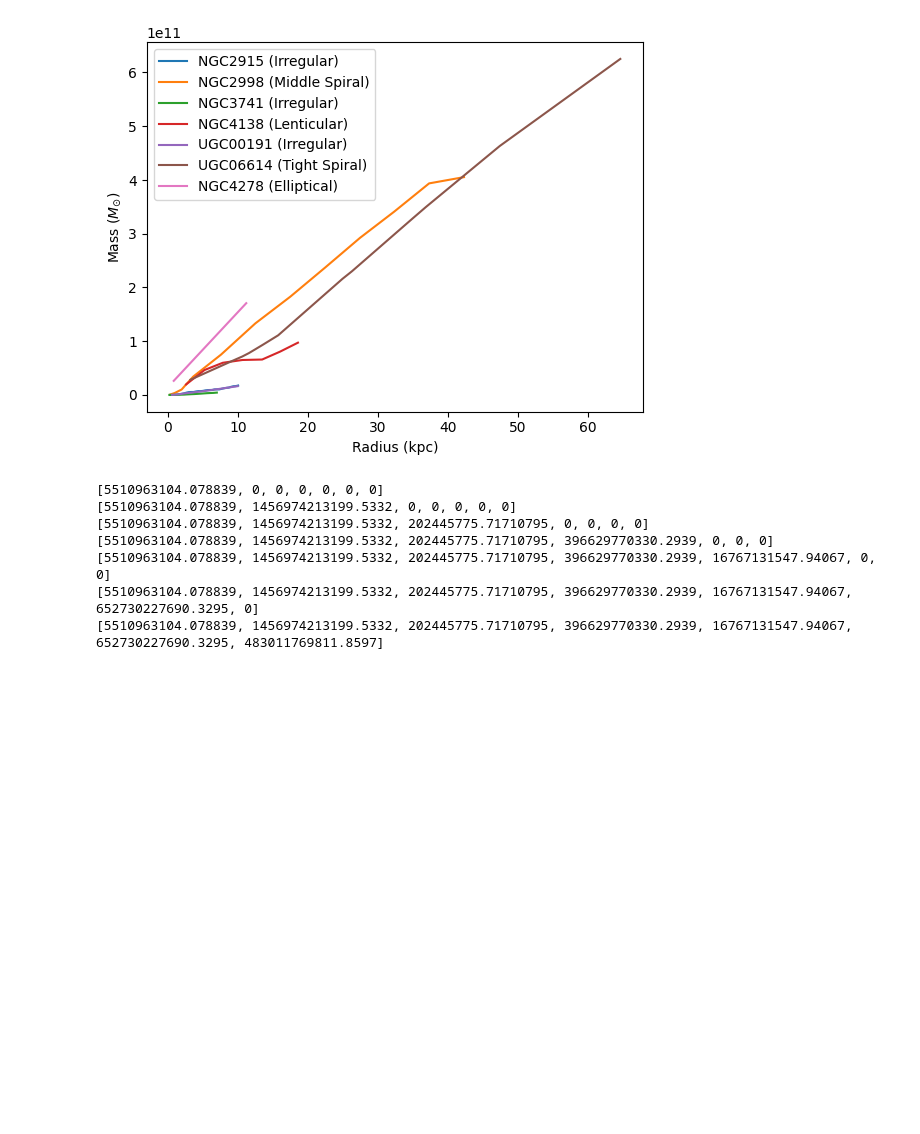
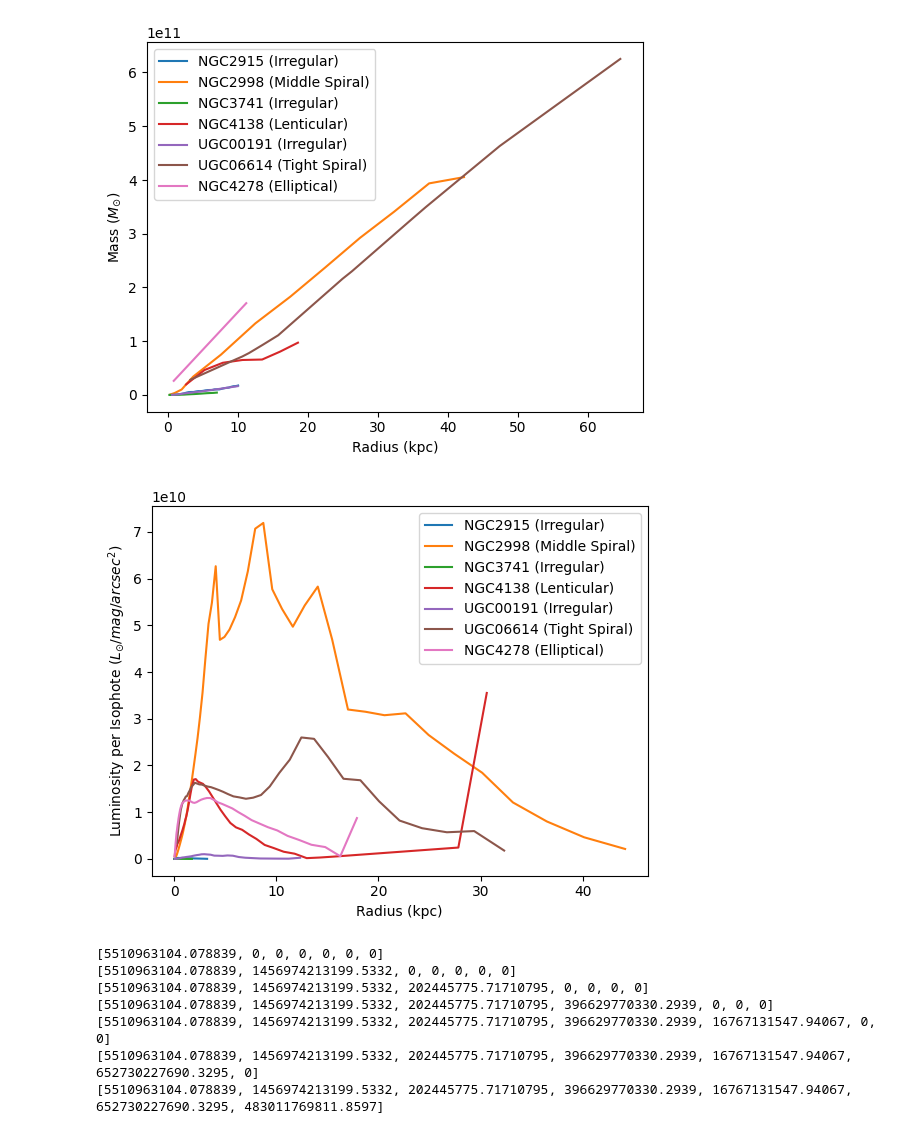
Before and after one commit to Jminding/DarkMatter, a Jupyter notebook: DarkMatterDistributions.ipynb, the cells around one changed output. Saved outputs shown, nothing was run; the diff lists cells and outputs as text; code cells hidden in the pictures; blank space fills up the shorter version.

```diff
--- a/DarkMatterDistributions.ipynb
+++ b/DarkMatterDistributions.ipynb
@@ -469,6 +469,30 @@ plt.legend()
 plt.show()
 # %% [output]
 [figure]
+# %%
+# Plot luminosity per isophote vs radius for each galaxy
+def calcLum(r, sb, dis, totallum, i):
+    return (206265 ** 2) * 10 ** (0.4 * (3.26 - sb - 5)) * np.pi * (r * 1000) ** 2
+
+def logistic_curve(x, L, k, x0):
+    return L / (1 + np.exp(-k * (x - x0)))
+
+for i in range(len(galaxies)):
+    radius = df3["Radius2"].tolist()[i]
+    sb = df3["SB"].tolist()[i]
+    dis = df3["Dist"].tolist()[i]
+    totallum = df3["L[3.6]"].tolist()[i]
+    reff = df3["Reff"].tolist()[i]
+    lum = [calcLum(radius[j], sb[j], dis, totallum, i) for j in range(len(radius))]
+    plt.plot(radius, lum, label=galaxy_legend[i])
+plt.legend()
+plt.xlabel("Radius (kpc)")
+plt.rcParams['text.usetex'] = True
+plt.ylabel("Luminosity per Isophote ($L_{\odot}/mag/arcsec^2$)")
+plt.rcParams['text.usetex'] = False
+plt.show()
+# %% [output]
+[figure, added]
 # %%
 # Plot luminosity vs radius for each galaxy
 added_luminosities = [0] * 7
```
